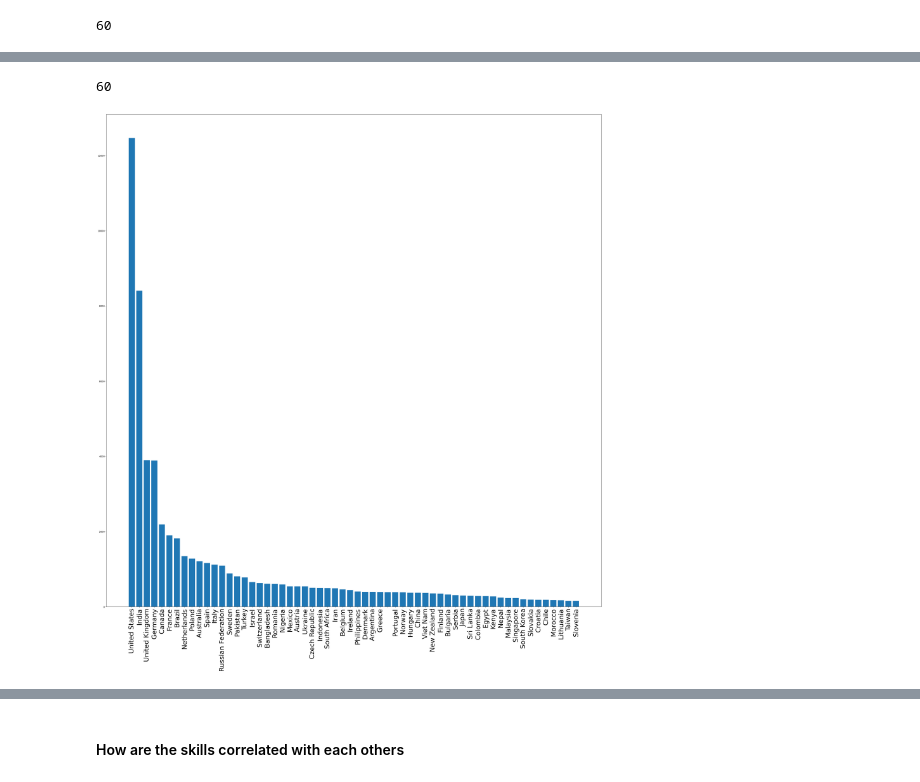
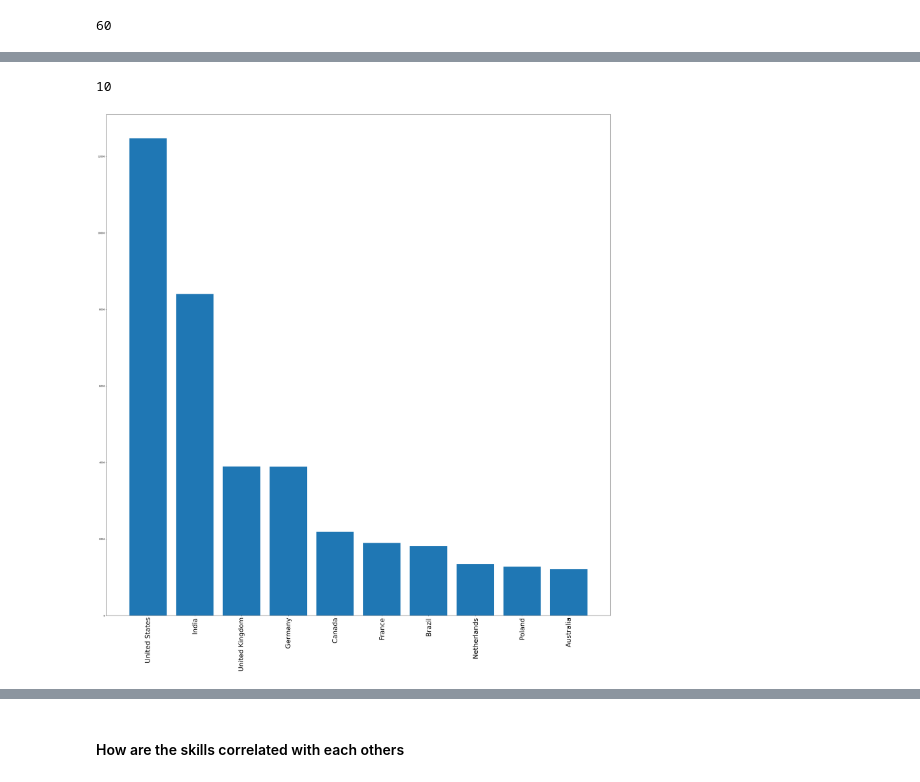
Before and after one commit to MuhamedGad/Ai-pro, a Jupyter notebook: notebooks/02_Descriptive.ipynb, the cells around one changed output, grey strips where cells are left out. Saved outputs shown, nothing was run; the diff lists cells and outputs as text; code cells hidden in the pictures.

```diff
--- a/notebooks/02_Descriptive.ipynb
+++ b/notebooks/02_Descriptive.ipynb
@@ -70,4 +61,4 @@ Name: Country, dtype: int64
 # %%
-countries = (raw_df['Country'].value_counts() > 150)[0:60]
+countries = (raw_df['Country'].value_counts() > 150)[0:10]
 countries
 # %% [output]
@@ -90,14 +75,14 @@ Slovenia              True
 Name: Country, dtype: bool
 # %%
 # we will remove countries with answers less than 150
-top60countires = raw_df[raw_df['Country'].isin(countries.index.values)]
-top60countires['Country'].nunique()
+top10countires = raw_df[raw_df['Country'].isin(countries.index.values)]
+top10countires['Country'].nunique()
 # %% [output]
-60
+10
 # %%
-bar = top60countires['Country'].value_counts()
+bar = top10countires['Country'].value_counts()
 fig = plt.figure(figsize=(40,40))
 plt.bar(bar.index.values, bar.values)
 plt.xticks(rotation=90, fontsize=30);
 # %% [output]
-[figure, old version]
+[figure, new version]
```
Also changed, not shown: parts of 11 cells of this notebook.
